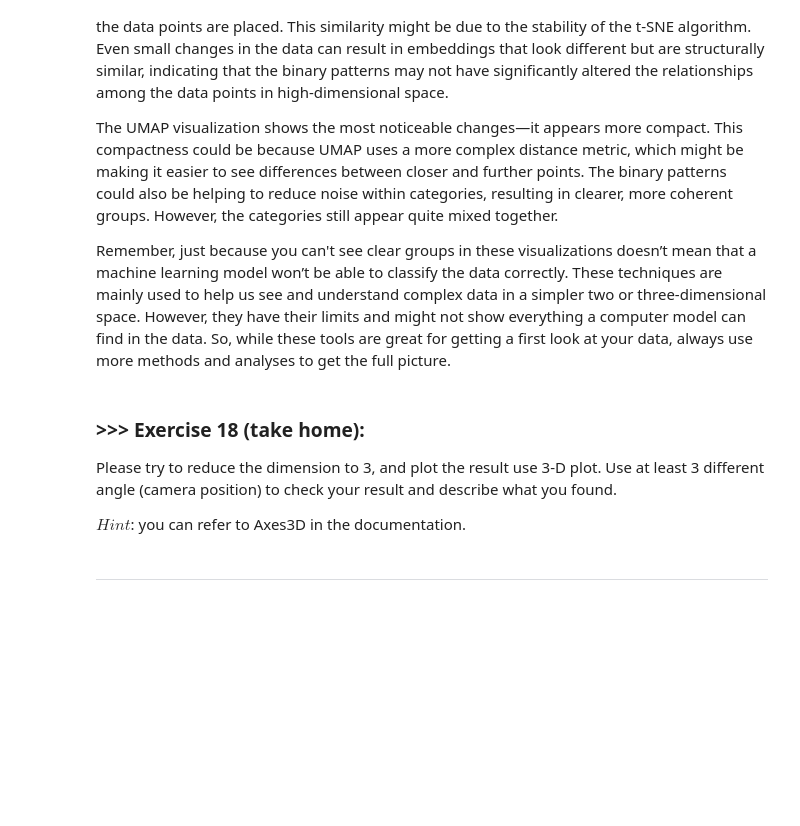
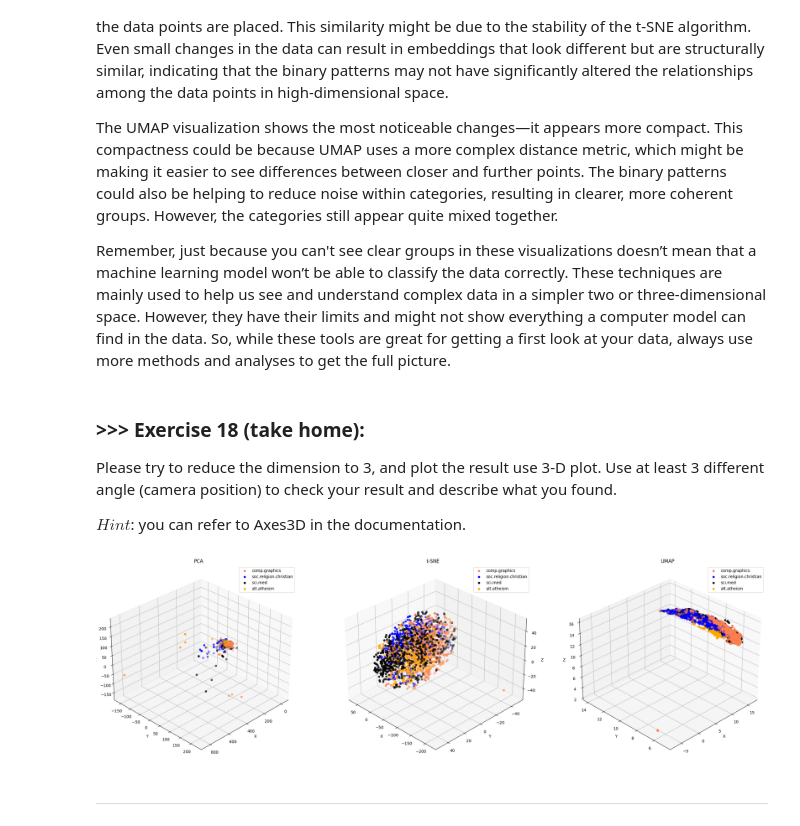
Before and after one commit to VictorSwankyTiger/DM2024-Lab1-Master, a Jupyter notebook: DM2024-Lab1-Master.ipynb, the cells around one changed output. Cells and saved outputs as stored; diff of their text form; code cells hidden in the pictures; blank space fills up the shorter version.

```diff
--- a/DM2024-Lab1-Master.ipynb
+++ b/DM2024-Lab1-Master.ipynb
@@ -2037,3 +2166,50 @@ $Hint$: you can refer to Axes3D in the documentation.
+# %%
+from mpl_toolkits.mplot3d import Axes3D
+
+# Answer here
+# Applying dimensionality reduction with PCA, t-SNE, and UMAP
+X_pca_aug = PCA(n_components=3).fit_transform(augmented_df.values)
+X_tsne_aug = TSNE(n_components=3).fit_transform(augmented_df.values)
+X_umap_aug = umap.UMAP(n_components=3).fit_transform(augmented_df.values)
+
+col = ['coral', 'blue', 'black', 'orange']
+categories = X['category_name'].unique()
+
+# Create 3D subplots
+fig = plt.figure(figsize=(30, 10))
+
+# Function to create a 3D scatter plot
+def plot_3d_scatter(ax, X_reduced, title):
+    for c, category in zip(col, categories):
+        xs = X_reduced[X['category_name'] == category][:, 0]
+        ys = X_reduced[X['category_name'] == category][:, 1]
+        zs = X_reduced[X['category_name'] == category][:, 2]
+        ax.scatter(xs, ys, zs, c=c, marker='o', label=category)
+
+    ax.set_title(title)
+    ax.set_xlabel('X')
+    ax.set_ylabel('Y')
+    ax.set_zlabel('Z')
+    ax.legend(loc='upper right')
+
+# Create 3D scatter plots for PCA, t-SNE, and UMAP
+ax1 = fig.add_subplot(131, projection='3d')
+plot_3d_scatter(ax1, X_pca_aug, 'PCA')
+
+ax2 = fig.add_subplot(132, projection='3d')
+plot_3d_scatter(ax2, X_tsne_aug, 't-SNE')
+
+ax3 = fig.add_subplot(133, projection='3d')
+plot_3d_scatter(ax3, X_umap_aug, 'UMAP')
+
+# Adjust view angles
+ax1.view_init(elev=30, azim=45)
+ax2.view_init(elev=30, azim=135)
+ax3.view_init(elev=30, azim=225)
+
+plt.show()
+# %% [output]
+[figure, added]
 # %% [markdown]
 ---
 # %% [markdown]
```
Also changed, not shown: parts of 32 cells of this notebook.
